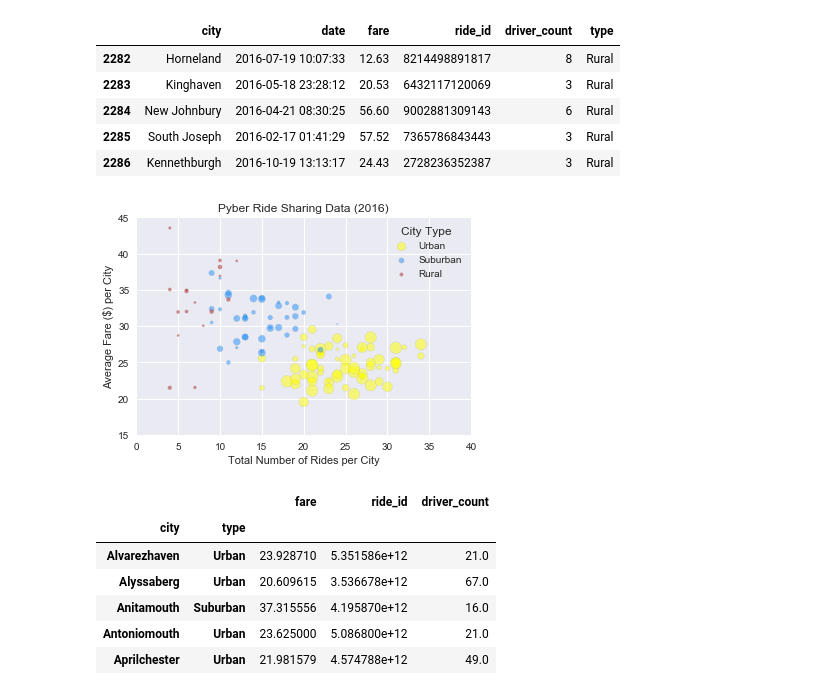
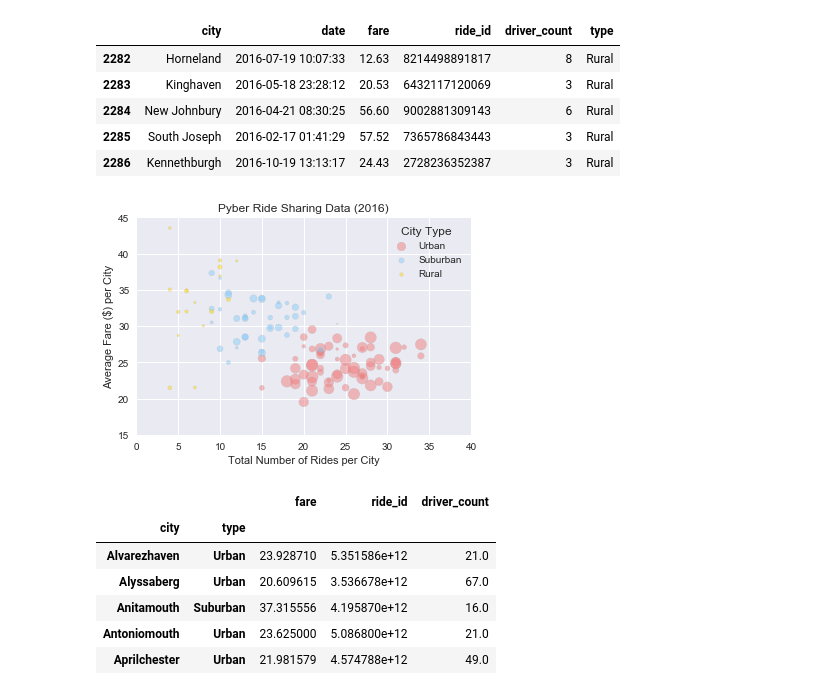
Before and after one commit to arnenewman11/python-challenge, a Jupyter notebook: Pyber/pyber_working_AN.ipynb, the cells around one changed output. Cells and saved outputs as stored; diff of their text form; code cells hidden in the pictures.

```diff
--- a/Pyber/pyber_working_AN.ipynb
+++ b/Pyber/pyber_working_AN.ipynb
@@ -82,35 +81,35 @@ rural_data.head()
 # %%
 #plot urban data
 plt.scatter(urban_data.groupby(["city"]).count()["fare"], urban_data.groupby(["city"]).mean()["fare"],
             s = urban_data.groupby(["city"]).mean()["driver_count"] * 2,
-            alpha = .5, label = "Urban", c = "yellow", edgecolor = "darkgrey")
+            alpha = .5, label = "Urban", c = "lightcoral", edgecolor = "darkgrey")
 
 #plot suburban data
 plt.scatter(suburban_data.groupby(["city"]).count()["fare"], suburban_data.groupby(["city"]).mean()["fare"],
             s = suburban_data.groupby(["city"]).mean()["driver_count"]*2,
-            alpha = .5, label = "Suburban", c = "dodgerblue", edgecolor = "darkgrey")
+            alpha = .5, label = "Suburban", c = "lightskyblue", edgecolor = "darkgrey")
 
 #plot rural data
 plt.scatter(rural_data.groupby(["city"]).count()["fare"], rural_data.groupby(["city"]).mean()["fare"],
             s = rural_data.groupby(["city"]).mean()["driver_count"]*2,
-            alpha = .5, label = "Rural", c = "firebrick", edgecolor = "darkgrey")
+            alpha = .5, label = "Rural", c = "gold", edgecolor = "darkgrey")
 
 plt.xlim(0,40)
 plt.ylim(15,45)
 plt.xlabel("Total Number of Rides per City")
 plt.ylabel("Average Fare ($) per City")
 plt.title("Pyber Ride Sharing Data (2016)")
 plt.legend(loc="best", title = "City Type")
 
 sns.set_style({'legend.frameon': True})
 sns.set()
 # Save the figure
 plt.savefig("Pyber_scatter.png")
 
 plt.show()
 #average_fare.head()
 # %% [output]
-[figure, old version]
+[figure, new version]
 # %%
 #FARSHID SOLUTION (keep for now) BUT IGNORE
 grouped_data = all_data.groupby(["city","type"])
```
Also changed, not shown: parts of 4 cells of this notebook, 1 other file.
